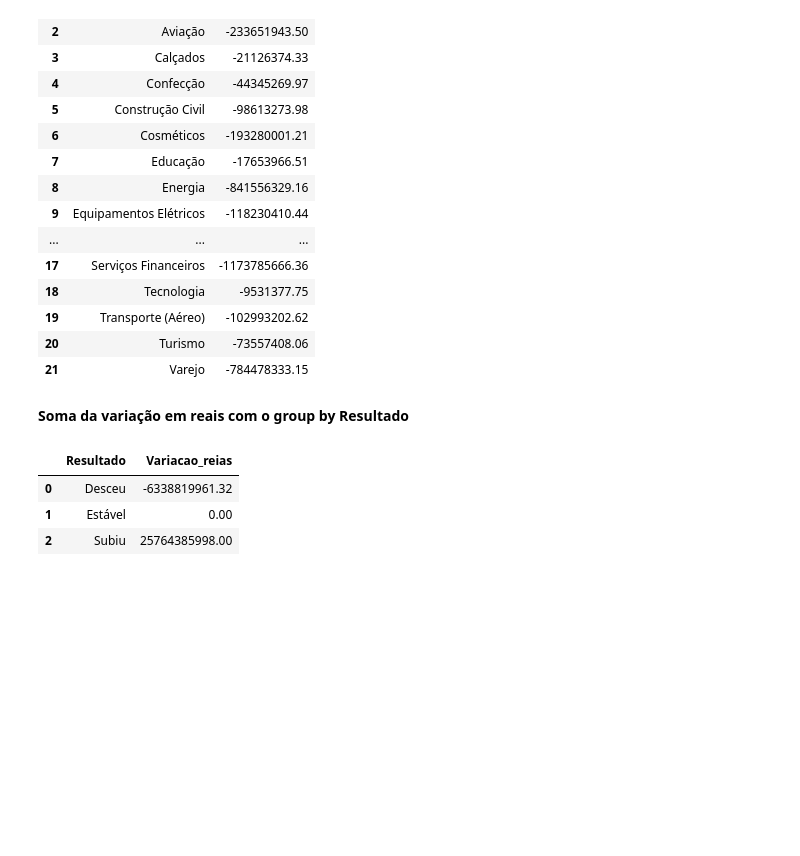
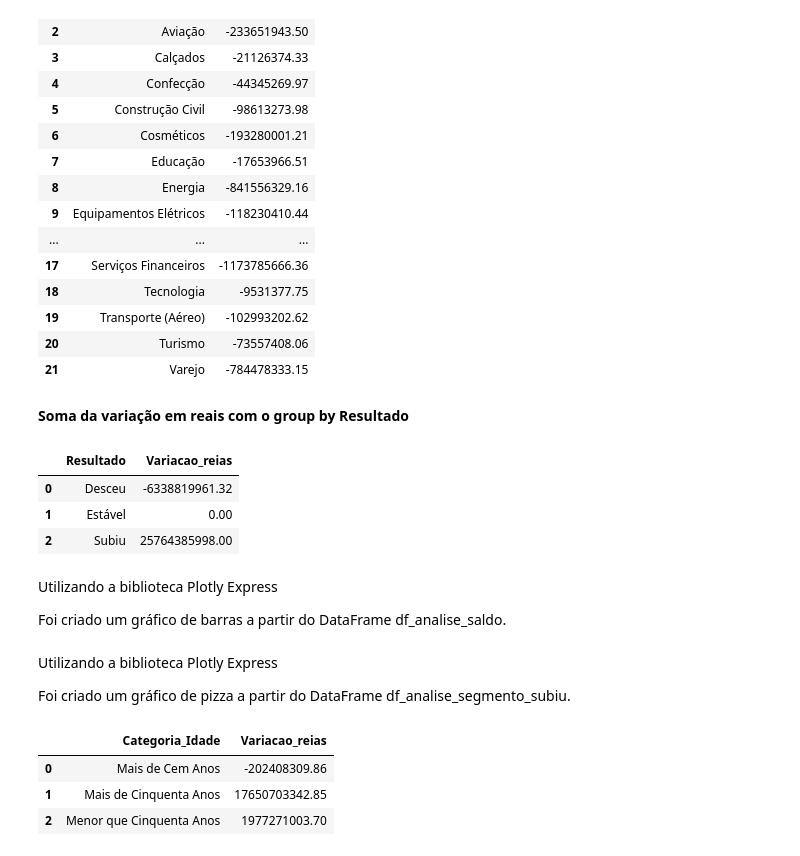
Before and after one commit to Fychia/analise_exploratoria, a Jupyter notebook: analises_acoes.ipynb, the cells around one changed output. Saved outputs shown, nothing was run; the diff lists cells and outputs as text; code cells hidden in the pictures; blank space fills up the shorter version.

Commit message:
Gráficos utilizando a biblioteca Plotly Express.

```diff
--- a/analises_acoes.ipynb
+++ b/analises_acoes.ipynb
@@ -519,3 +519,7 @@ df_analise_saldo
 | 0 | Desceu | -6338819961.32 |
 | 1 | Estável | 0.00 |
 | 2 | Subiu | 25764385998.00 |
+# %% [markdown]
+Utilizando a biblioteca Plotly Express
+
+Foi criado um gráfico de barras a partir do DataFrame df_analise_saldo.
@@ -521,0 +529,4 @@ df_analise_saldo
+# %% [markdown]
+Utilizando a biblioteca Plotly Express
+
+Foi criado um gráfico de pizza a partir do DataFrame df_analise_segmento_subiu.
@@ -521,0 +547,8 @@ df_analise_saldo
+# %%
+df_faixa_etaria = df_principal.groupby('Categoria_Idade')['Variacao_reias'].sum().reset_index()
+df_faixa_etaria
+# %% [output]
+|  | Categoria_Idade | Variacao_reias |
+| 0 | Mais de Cem Anos | -202408309.86 |
+| 1 | Mais de Cinquenta Anos | 17650703342.85 |
+| 2 | Menor que Cinquenta Anos | 1977271003.70 |
```
Also changed, not shown: parts of 4 cells of this notebook.
